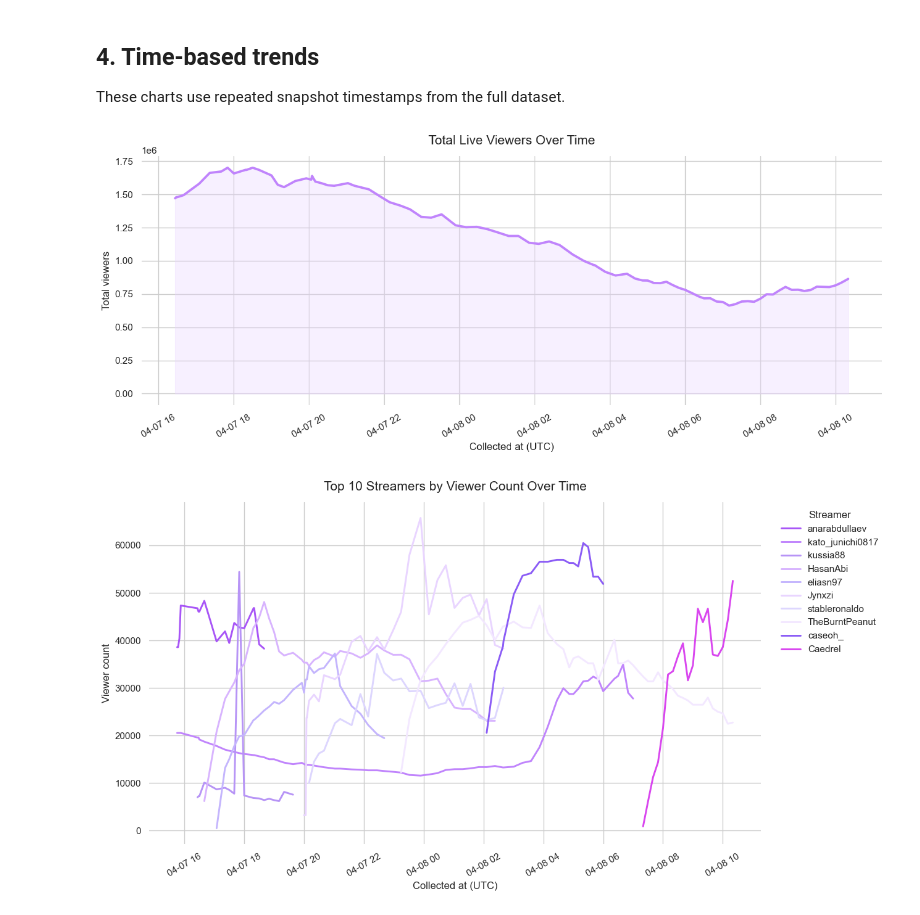
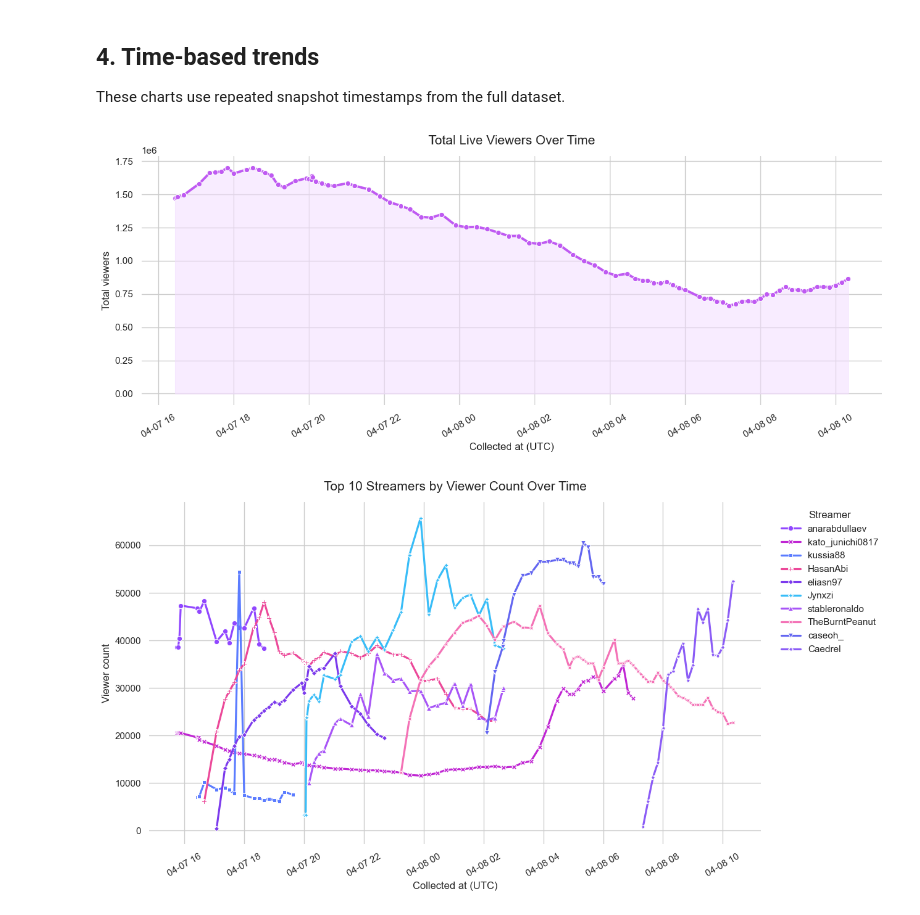
Before and after one commit to magewade/twitch-project, a Jupyter notebook: notebooks/twitch_analytics.ipynb, the cells around one changed output. Cells and saved outputs as stored; diff of their text form; code cells hidden in the pictures.

```diff
--- a/notebooks/twitch_analytics.ipynb
+++ b/notebooks/twitch_analytics.ipynb
@@ -22,4 +22,21 @@ import pandas as pd
 import seaborn as sns
 
 sns.set_theme(style="whitegrid", context="notebook")
+
+LINE_PINK = "#bf5af2"
+LINE_PINK_SOFT = "#f3ddff"
+LINE_BLUE = "#5b7cff"
+LINE_BLUE_SOFT = "#e2e8ff"
+TIME_SERIES_PALETTE = [
+    "#9147ff",
+    "#c026d3",
+    "#5b7cff",
+    "#ec4899",
+    "#7c3aed",
+    "#38bdf8",
+    "#a855f7",
+    "#f472b6",
+    "#6366f1",
+    "#8b5cf6",
+]
 # %% [markdown]
@@ -290,14 +321,15 @@ ax = sns.lineplot(
     data=timeline_df,
     x="collected_at",
     y="total_viewers",
-    color="#c084fc",
-    linewidth=2.7,
+    color=LINE_PINK,
+    linewidth=2.8,
+    marker="o",
 )
 ax.fill_between(
     timeline_df["collected_at"],
     timeline_df["total_viewers"],
-    color="#e9d5ff",
-    alpha=0.35,
+    color=LINE_PINK_SOFT,
+    alpha=0.55,
 )
 ax.set_title("Total Live Viewers Over Time", fontsize=15, pad=14)
 ax.set_xlabel("Collected at (UTC)")
@@ -307,7 +339,7 @@ plt.xticks(rotation=30)
 plt.tight_layout()
 plt.show()
 # %% [output]
-[figure, old version]
+[figure, new version]
 # %%
 streamer_timeline_candidates = (
     processed_df.groupby(["user_name", "user_login"], dropna=False)
@@ -332,44 +364,36 @@ tracked_streamers = streamer_timeline_candidates[
 
 streamer_timeline_df = (
     processed_df.merge(tracked_streamers, on="user_name", how="inner")
     .groupby(["collected_at", "streamer_display"], dropna=False)
     .agg(viewer_count=("viewer_count", "max"))
     .reset_index()
     .sort_values("collected_at")
 )
 streamer_palette = sns.color_palette(
-    [
-        "#a855f7",
-        "#c084fc",
-        "#b794f6",
-        "#d8b4fe",
-        "#c4b5fd",
-        "#e9d5ff",
-        "#ddd6fe",
-        "#f3e8ff",
-        "#8b5cf6",
-        "#d946ef",
-    ],
+    TIME_SERIES_PALETTE,
     n_colors=max(len(tracked_streamers), 3),
 )
 
 plt.figure(figsize=(13, 7))
 ax = sns.lineplot(
     data=streamer_timeline_df,
     x="collected_at",
     y="viewer_count",
     hue="streamer_display",
+    style="streamer_display",
+    markers=True,
+    dashes=False,
     palette=streamer_palette,
-    linewidth=2.1,
+    linewidth=2.3,
 )
 
 ax.set_title("Top 10 Streamers by Viewer Count Over Time", fontsize=15, pad=14)
 ax.set_xlabel("Collected at (UTC)")
 ax.set_ylabel("Viewer count")
 ax.legend(title="Streamer", bbox_to_anchor=(1.02, 1), loc="upper left", frameon=False)
 sns.despine(left=True, bottom=True)
 plt.xticks(rotation=30)
 plt.tight_layout()
 plt.show()
 # %% [output]
-[figure, old version]
+[figure, new version]
```
Also changed, not shown: parts of 3 cells of this notebook, 2 other files.
